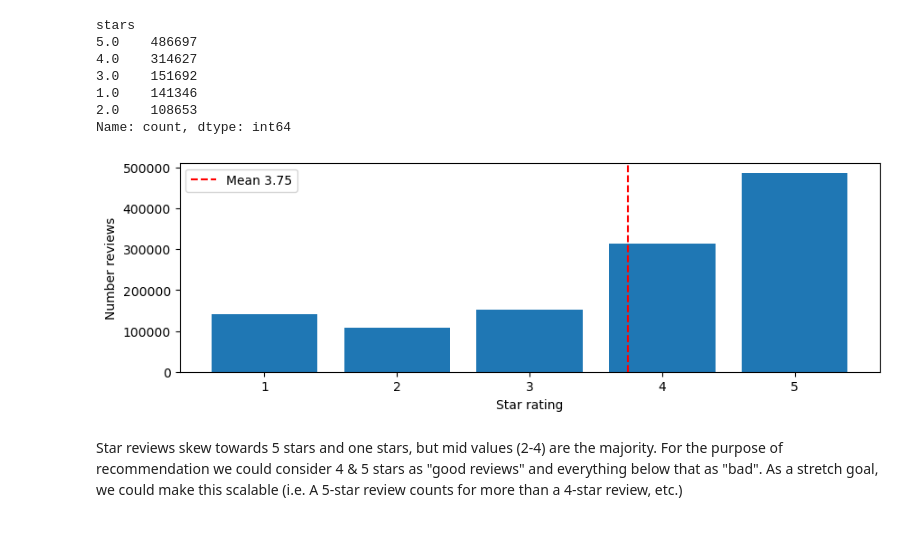
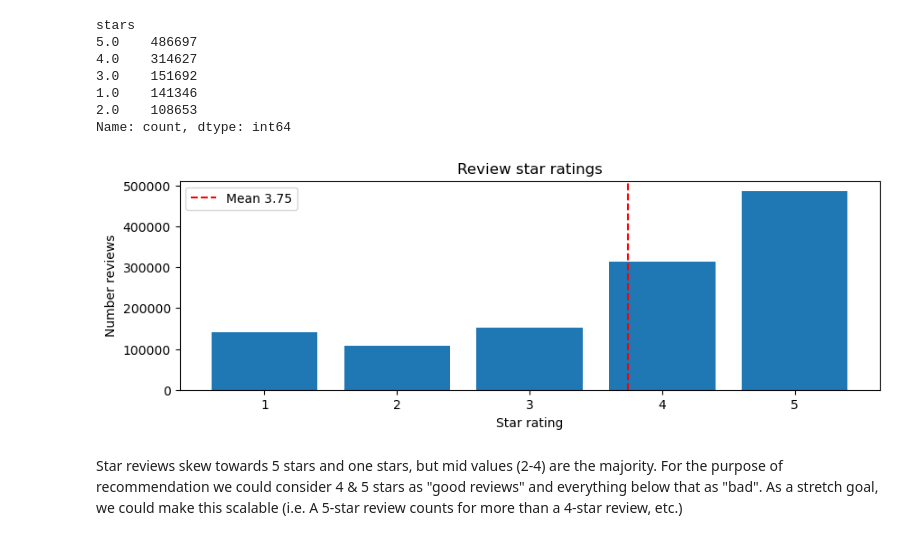
Before and after one commit to crredding/YelpDataset, a Jupyter notebook: PrepAndEDA.ipynb, the cells around one changed output. Cells and saved outputs as stored; diff of their text form; code cells hidden in the pictures.

```diff
--- a/PrepAndEDA.ipynb
+++ b/PrepAndEDA.ipynb
@@ -460,21 +468,22 @@ Name: count, dtype: int64
 # %%
 # Looking into the distribution of star ratings among reviews
 fig, ax = plt.subplots(figsize=(10, 3))
 
 ax.bar(x = filtered_reviews['stars'].value_counts().index,
        height = filtered_reviews['stars'].value_counts().values,
        align='center')
 
 ax.axvline(x=filtered_reviews['stars'].mean(),
             color = 'red',
             linestyle = '--',
             label='Mean {mean}'.format(mean = round(filtered_reviews['stars'].mean(), 2)))
 ax.set_ylabel('Number reviews')
 ax.set_xlabel('Star rating')
+ax.set_title('Review star ratings')
 ax.legend()
 plt.show()
 # %% [output]
-[figure, old version]
+[figure, new version]
 # %% [markdown]
 Star reviews skew towards 5 stars and one stars, but mid values (2-4) are the majority. For the purpose of recommendation we could consider 4 & 5 stars as "good reviews" and everything below that as "bad". As a stretch goal, we could make this scalable (i.e. A 5-star review counts for more than a 4-star review, etc.)
 # %% [markdown]
```
Also changed, not shown: parts of 9 cells of this notebook, 20 other files.
